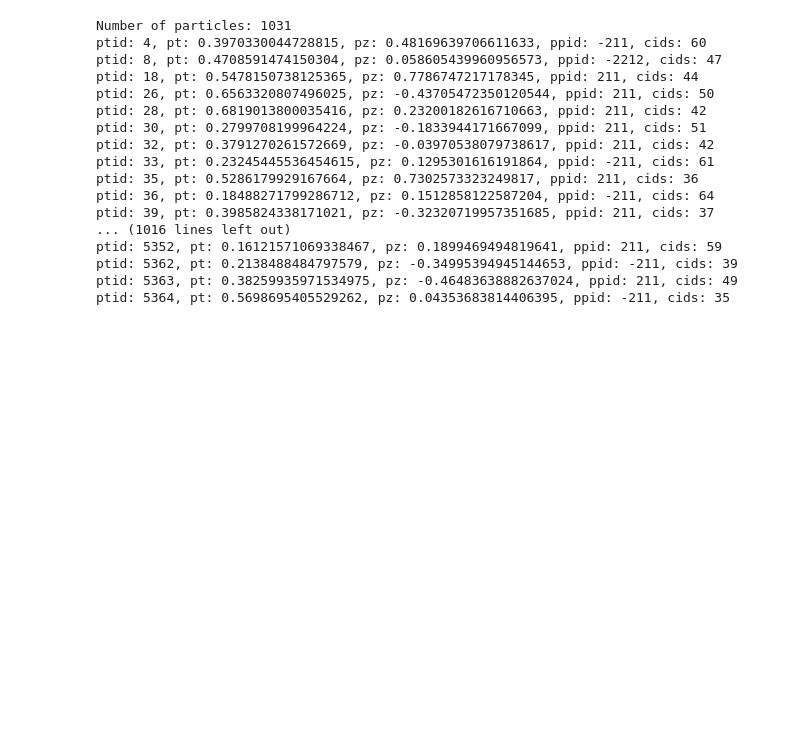
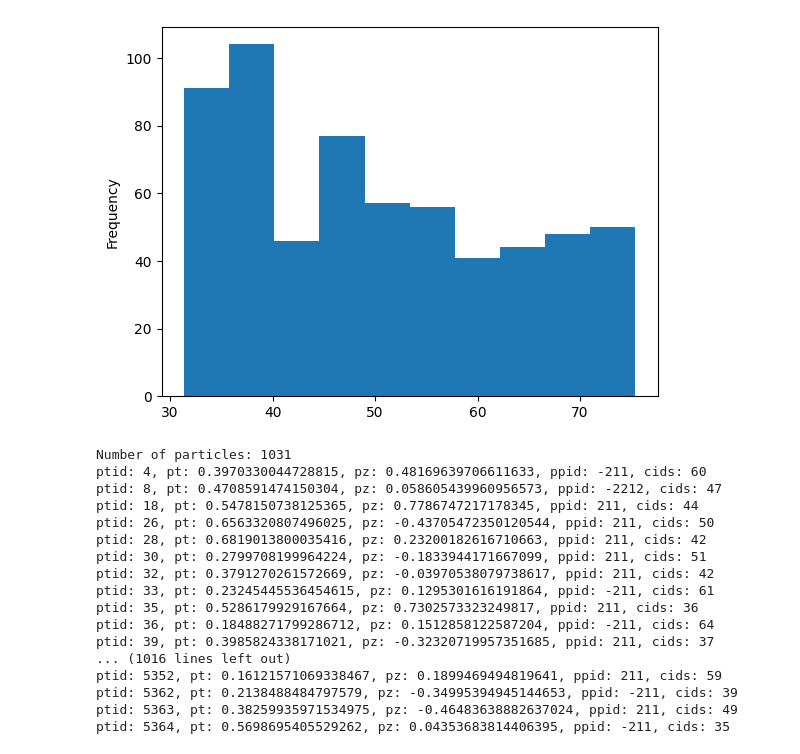
Before and after one commit to BNL-DAQ-LDRD/calotrack_tree, a Jupyter notebook: scripts/trkana.ipynb, the cells around one changed output. Drawn from its saved outputs; the diff is of its cells as text; code cells hidden in the pictures; blank space fills up the shorter version.

```diff
--- a/scripts/trkana.ipynb
+++ b/scripts/trkana.ipynb
@@ -96,55 +105,55 @@ print(f"Number of seeds: {len(seeds)}")
 print(seeds.iloc[0])
 
 
-# flattened_data = {"seed": [], "x": [], "y": [], "z": [], "r": []}
-# for irow, row in seeds.iterrows():
-#     # if irow % 100  != 0:
-#     #     continue
-#     for x_val, y_val, z_val in zip(row["x"], row["y"], row["z"]):
-#         flattened_data["seed"].append(row["sid"])
-#         flattened_data["x"].append(x_val)
-#         flattened_data["y"].append(y_val)
-#         flattened_data["z"].append(z_val)
-#         flattened_data["r"].append(np.sqrt(x_val**2 + y_val**2))
+flattened_data = {"seed": [], "x": [], "y": [], "z": [], "r": []}
+for irow, row in seeds.iterrows():
+    # if irow % 100  != 0:
+    #     continue
+    for x_val, y_val, z_val in zip(row["x"], row["y"], row["z"]):
+        flattened_data["seed"].append(row["sid"])
+        flattened_data["x"].append(x_val)
+        flattened_data["y"].append(y_val)
+        flattened_data["z"].append(z_val)
+        flattened_data["r"].append(np.sqrt(x_val**2 + y_val**2))
 
-# df_flat = pd.DataFrame(flattened_data)
-# df_flat["r"].plot(kind="hist")
+df_flat = pd.DataFrame(flattened_data)
+df_flat["r"].plot(kind="hist")
 
-# fig = px.scatter(
-#     df_flat,
-#     x="x",
-#     y="y",
-#     color="seed",
-#     title="Seed Clusters"
-# )
-# fig.update_layout(
-#     xaxis=dict(
-#         range=[-80, 80],
-#         gridcolor='lightgray',
-#         ),
-#     yaxis=dict(
-#         scaleanchor="x",
-#         scaleratio=1,
-#         range=[-80, 80],
-#         gridcolor='lightgray',
-#     ),
-#     paper_bgcolor='white',
-#     plot_bgcolor='white',
-# )
-# fig.update_traces(marker_size=3)
-# fig.show()
+fig = px.scatter(
+    df_flat,
+    x="x",
+    y="y",
+    color="seed",
+    title="Seed Clusters"
+)
+fig.update_layout(
+    xaxis=dict(
+        range=[-80, 80],
+        gridcolor='lightgray',
+        ),
+    yaxis=dict(
+        scaleanchor="x",
+        scaleratio=1,
+        range=[-80, 80],
+        gridcolor='lightgray',
+    ),
+    paper_bgcolor='white',
+    plot_bgcolor='white',
+)
+fig.update_traces(marker_size=3)
+fig.show()
 
-# fig = px.scatter_3d(
-#     df_flat,
-#     x="x",
-#     y="y",
-#     z="z",
-#     color="seed",
-#     title="Seed Clusters"
-# )
-# fig.update_traces(marker_size=3)
-# fig.update_layout(scene_camera=dict(
-#     eye=dict(x=0, y=0, z=2)
-# ))
-# fig.show()
+fig = px.scatter_3d(
+    df_flat,
+    x="x",
+    y="y",
+    z="z",
+    color="seed",
+    title="Seed Clusters"
+)
+fig.update_traces(marker_size=3)
+fig.update_layout(scene_camera=dict(
+    eye=dict(x=0, y=0, z=2)
+))
+fig.show()
 # %% [output]
@@ -158,3 +169,4 @@ Name: 0, dtype: object
+[figure, added]
 # %%
 def get_particles(data, event_id):
     ppid = data["particle_pid"].array(library="np")[event_id]
```
Also changed, not shown: parts of 2 cells of this notebook, 3 other files.
